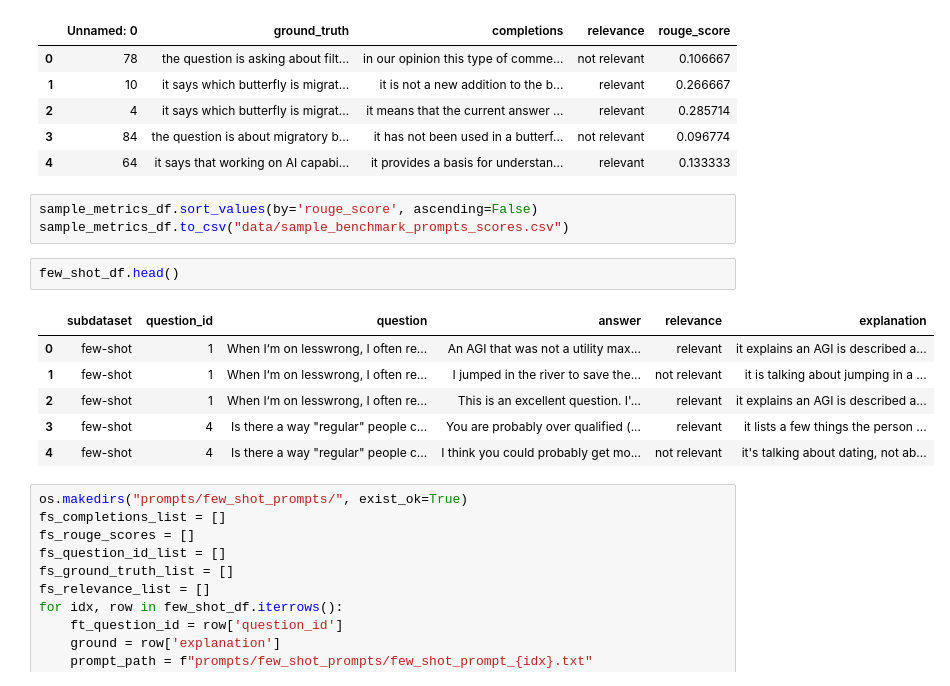
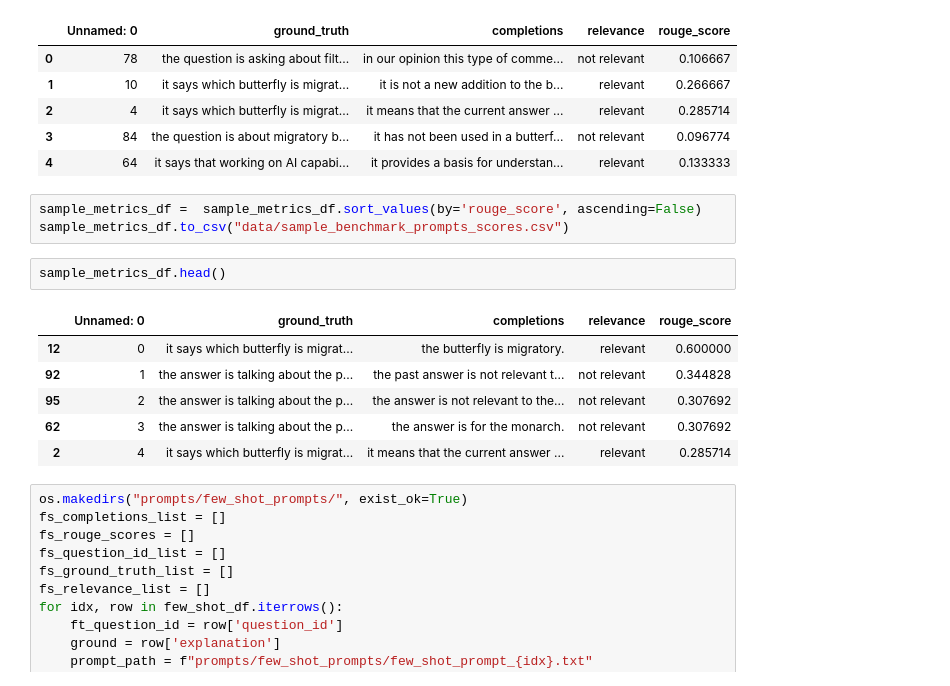
Before and after one commit to JayThibs/aligning-language-models, a Jupyter notebook: gpt_alignment.ipynb, the cells around one changed output. Cells and saved outputs as stored; diff of their text form.

Commit message:
Sorted by rouge_score.

```diff
--- a/gpt_alignment.ipynb
+++ b/gpt_alignment.ipynb
@@ -1490,17 +1490,17 @@ sample_metrics_df.head()
 | 3 | 84 | the question is about migratory b... | it has not been used in a butterf... | not relevant | 0.096774 |
 | 4 | 64 | it says that working on AI capabi... | it provides a basis for understan... | relevant | 0.133333 |
 # %%
-sample_metrics_df.sort_values(by='rouge_score', ascending=False)
+sample_metrics_df =  sample_metrics_df.sort_values(by='rouge_score', ascending=False)
 sample_metrics_df.to_csv("data/sample_benchmark_prompts_scores.csv")
 # %%
-few_shot_df.head()
+sample_metrics_df.head()
 # %% [output]
-|  | subdataset | question_id | question | answer | relevance | explanation |
-| 0 | few-shot | 1 | When I‘m on lesswrong, I often re... | An AGI that was not a utility max... | relevant | it explains an AGI is described a... |
-| 1 | few-shot | 1 | When I‘m on lesswrong, I often re... | I jumped in the river to save the... | not relevant | it is talking about jumping in a ... |
-| 2 | few-shot | 1 | When I‘m on lesswrong, I often re... | This is an excellent question. I'... | relevant | it explains an AGI is described a... |
-| 3 | few-shot | 4 | Is there a way "regular" people c... | You are probably over qualified (... | relevant | it lists a few things the person ... |
-| 4 | few-shot | 4 | Is there a way "regular" people c... | I think you could probably get mo... | not relevant | it's talking about dating, not ab... |
+|  | Unnamed: 0 | ground_truth | completions | relevance | rouge_score |
+| 12 | 0 | it says which butterfly is migrat... | the butterfly is migratory. | relevant | 0.600000 |
+| 92 | 1 | the answer is talking about the p... | the past answer is not relevant t... | not relevant | 0.344828 |
+| 95 | 2 | the answer is talking about the p... | the answer is not relevant to the... | not relevant | 0.307692 |
+| 62 | 3 | the answer is talking about the p... | the answer is for the monarch. | not relevant | 0.307692 |
+| 2 | 4 | it says which butterfly is migrat... | it means that the current answer ... | relevant | 0.285714 |
 # %%
 os.makedirs("prompts/few_shot_prompts/", exist_ok=True)
 fs_completions_list = []
```
Also changed, not shown: parts of 1 cell of this notebook, 1 other file.
